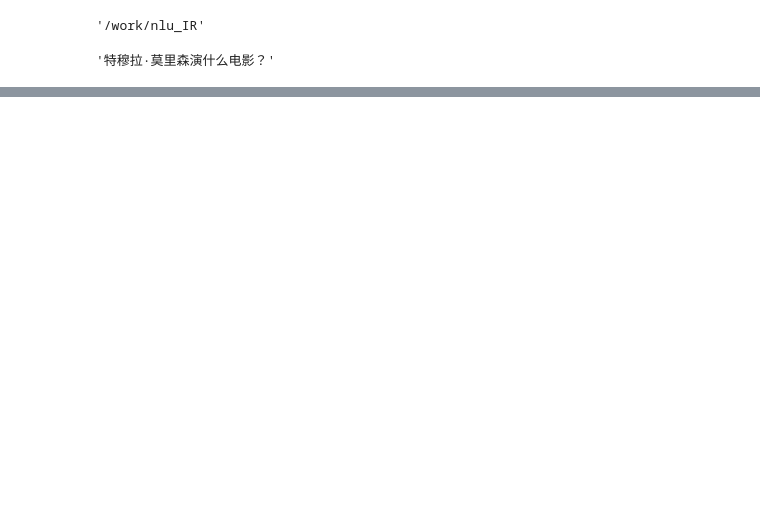
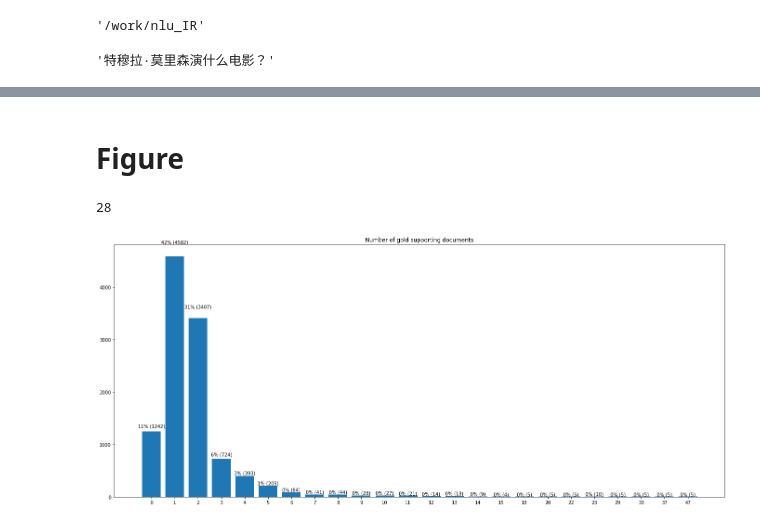
Before and after one commit to michaelmoju/nlu_IR, a Jupyter notebook: demo.ipynb, the cells around one changed output, grey strips where cells are left out. Saved outputs shown, nothing was run; the diff lists cells and outputs as text; code cells hidden in the pictures; blank space fills up the shorter version.

```diff
--- a/demo.ipynb
+++ b/demo.ipynb
@@ -82,0 +89,4 @@ min sp_num:0
+# %%
+train_data = std.json_load(config.COS_TRAIN)
+dev_data = std.json_load(config.COS_DEV)
+test_data = std.json_load(config.COS_TEST)
@@ -126,0 +144,4 @@ en:
+# %%
+num_sp_list_train = inspect_cosqa(train_data)
+num_sp_list_dev = inspect_cosqa(dev_data)
+num_sp_list_test = inspect_cosqa(test_data)
@@ -126,0 +167,31 @@ en:
+# %% [markdown]
+# Figure
+# %%
+def createLabels(data):
+    all_height = 0
+    for item in data:
+        all_height += item.get_height()
+    for item in data:
+        height = item.get_height()
+        plt.text(
+            item.get_x()+item.get_width()/2.,
+            height*1.05,
+            '{}% ({})'.format(int(height/all_height*100), int(height)),
+            ha = "center",
+            va = "bottom",
+        )
+# %%
+len(num_sp_list_train)
+# %% [output]
+28
+# %%
+def plot_num_gold_sp(num_sp_list):
+    plt.figure(figsize=(80, 10))
+    plt.subplot(131)
+    A = plt.bar([str(num_tuple[0]) for num_tuple in num_sp_list], [num_tuple[1] for num_tuple in num_sp_list])
+    createLabels(A)
+    plt.title('Number of gold supporting documents')
+# %%
+plot_num_gold_sp(num_sp_list_test)
+# %% [output]
+[figure, added]
```
Also changed, not shown: parts of 18 cells of this notebook, 3 other files.
